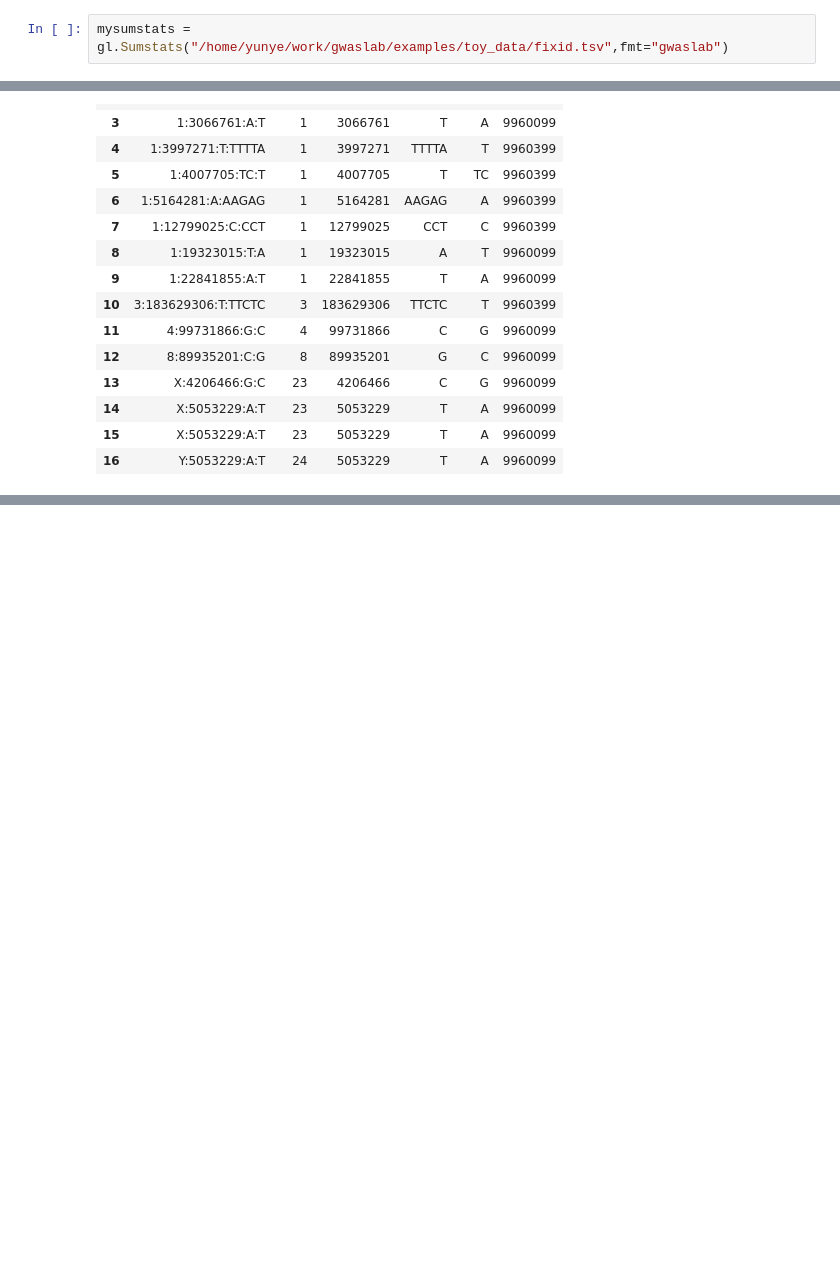
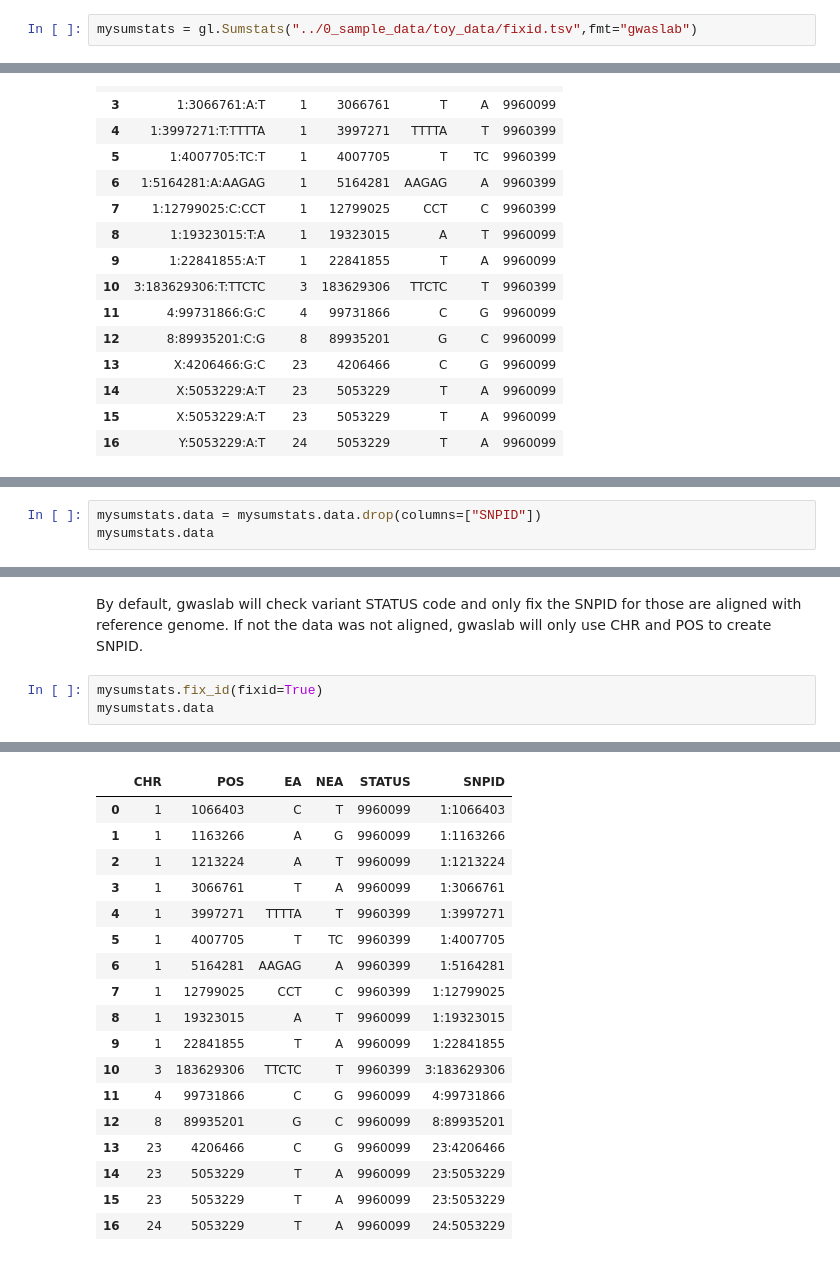
Before and after one commit to Cloufield/gwaslab, a Jupyter notebook: examples/3_standardization/standardization_fixid.ipynb, the cells around one changed output, grey strips where cells are left out. Saved outputs shown, nothing was run; the diff lists cells and outputs as text; blank space fills up the shorter version.

```diff
--- a/examples/3_standardization/standardization_fixid.ipynb
+++ b/examples/3_standardization/standardization_fixid.ipynb
@@ -6,3 +12,3 @@ import pandas as pd
 # %%
-mysumstats = gl.Sumstats("/home/yunye/work/gwaslab/examples/toy_data/fixid.tsv",fmt="gwaslab")
+mysumstats = gl.Sumstats("../0_sample_data/toy_data/fixid.tsv",fmt="gwaslab")
 # %% [output]
@@ -123,0 +140,3 @@ mysumstats.data
+# %%
+mysumstats.data = mysumstats.data.drop(columns=["SNPID"])
+mysumstats.data
@@ -123,0 +162,7 @@ mysumstats.data
+# %% [markdown]
+By default, gwaslab will check variant STATUS code and only fix the SNPID for those are aligned with reference genome.
+If not the data was not aligned, gwaslab will only use CHR and POS to create SNPID.
+# %%
+mysumstats.fix_id(fixid=True)
+mysumstats.data
+# %% [output]
@@ -123,0 +175,18 @@ mysumstats.data
+|  | CHR | POS | EA | NEA | STATUS | SNPID |
+| 0 | 1 | 1066403 | C | T | 9960099 | 1:1066403 |
+| 1 | 1 | 1163266 | A | G | 9960099 | 1:1163266 |
+| 2 | 1 | 1213224 | A | T | 9960099 | 1:1213224 |
+| 3 | 1 | 3066761 | T | A | 9960099 | 1:3066761 |
+| 4 | 1 | 3997271 | TTTTA | T | 9960399 | 1:3997271 |
+| 5 | 1 | 4007705 | T | TC | 9960399 | 1:4007705 |
+| 6 | 1 | 5164281 | AAGAG | A | 9960399 | 1:5164281 |
+| 7 | 1 | 12799025 | CCT | C | 9960399 | 1:12799025 |
+| 8 | 1 | 19323015 | A | T | 9960099 | 1:19323015 |
+| 9 | 1 | 22841855 | T | A | 9960099 | 1:22841855 |
+| 10 | 3 | 183629306 | TTCTC | T | 9960399 | 3:183629306 |
+| 11 | 4 | 99731866 | C | G | 9960099 | 4:99731866 |
+| 12 | 8 | 89935201 | G | C | 9960099 | 8:89935201 |
+| 13 | 23 | 4206466 | C | G | 9960099 | 23:4206466 |
+| 14 | 23 | 5053229 | T | A | 9960099 | 23:5053229 |
+| 15 | 23 | 5053229 | T | A | 9960099 | 23:5053229 |
+| 16 | 24 | 5053229 | T | A | 9960099 | 24:5053229 |
```
Also changed, not shown: parts of 15 cells of this notebook, 15 other files.
